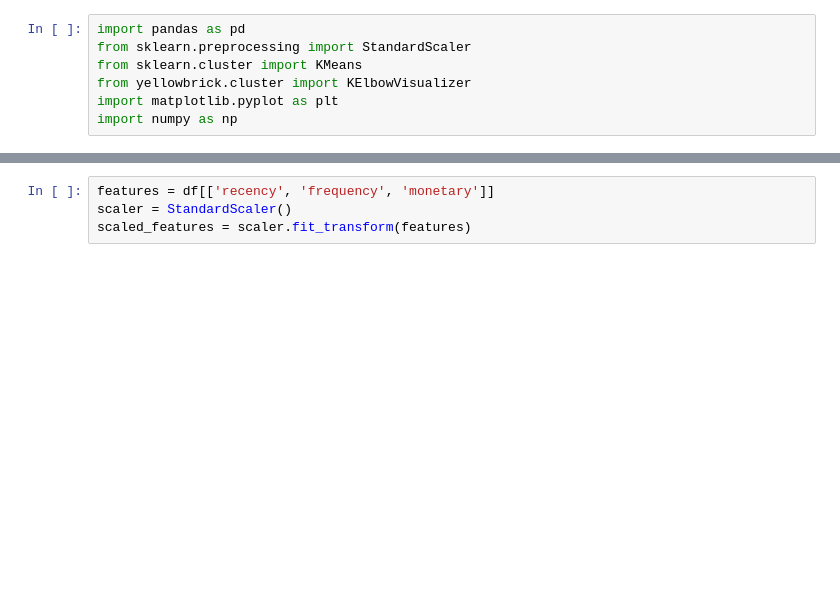
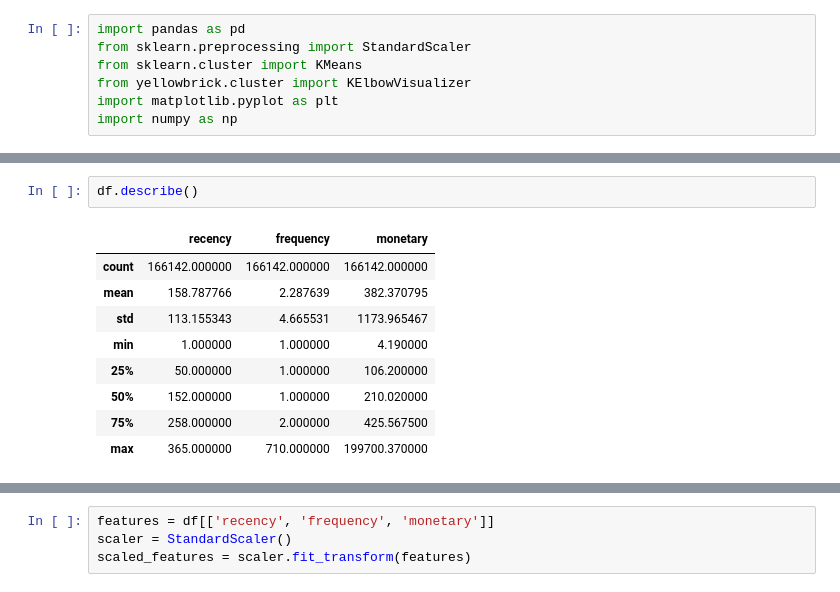
Before and after one commit to emissilva/challenge-clickbus, a Jupyter notebook: scripts/analises/analise.ipynb, the cells around one changed output, grey strips where cells are left out. Cells and saved outputs as stored; diff of their text form; blank space fills up the shorter version.

```diff
--- a/scripts/analises/analise.ipynb
+++ b/scripts/analises/analise.ipynb
@@ -24,0 +25,12 @@ df
+# %%
+df.describe()
+# %% [output]
+|  | recency | frequency | monetary |
+| count | 166142.000000 | 166142.000000 | 166142.000000 |
+| mean | 158.787766 | 2.287639 | 382.370795 |
+| std | 113.155343 | 4.665531 | 1173.965467 |
+| min | 1.000000 | 1.000000 | 4.190000 |
+| 25% | 50.000000 | 1.000000 | 106.200000 |
+| 50% | 152.000000 | 1.000000 | 210.020000 |
+| 75% | 258.000000 | 2.000000 | 425.567500 |
+| max | 365.000000 | 710.000000 | 199700.370000 |
```
Also changed, not shown: parts of 5 cells of this notebook, 27 other files.
